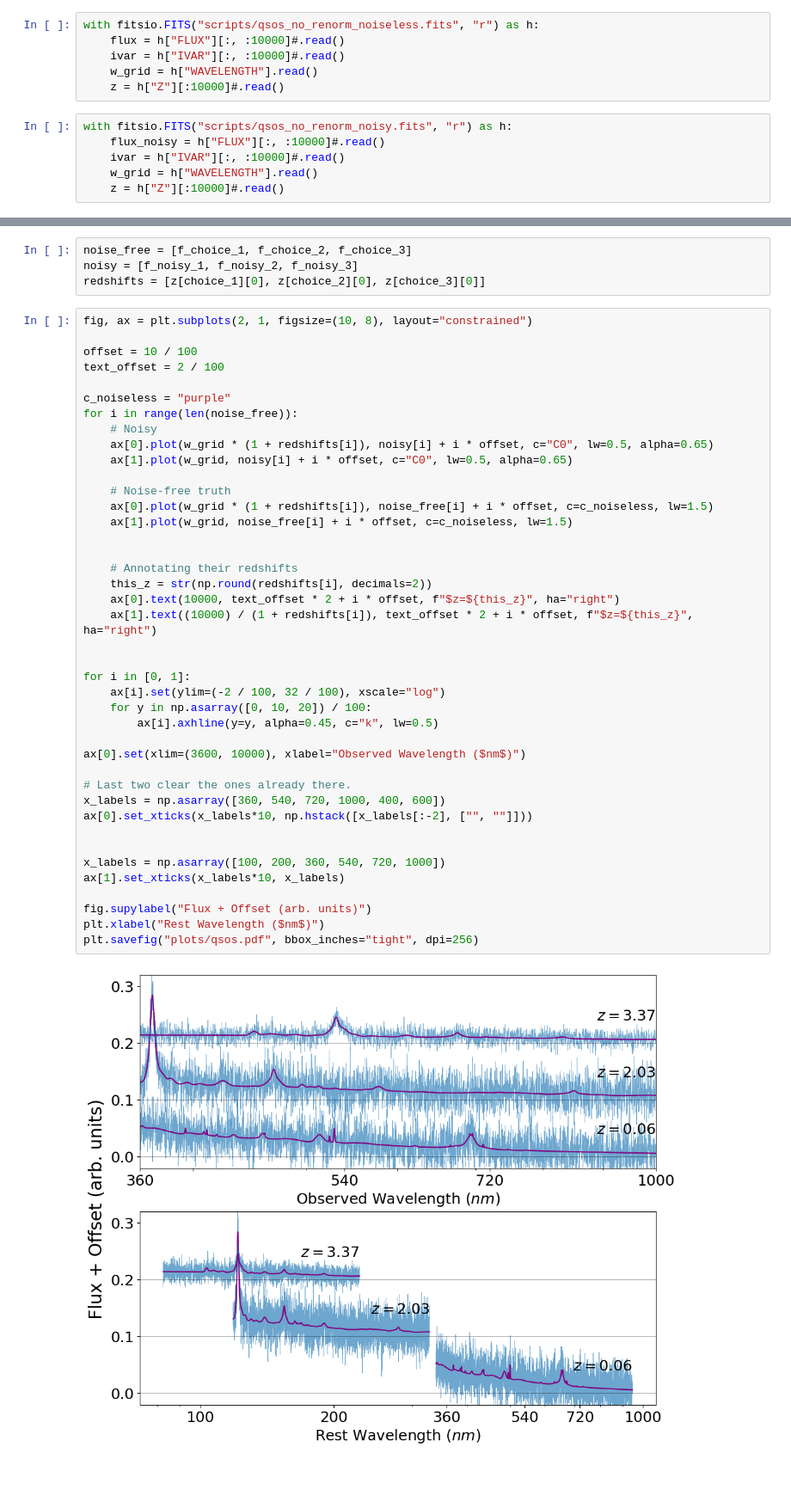
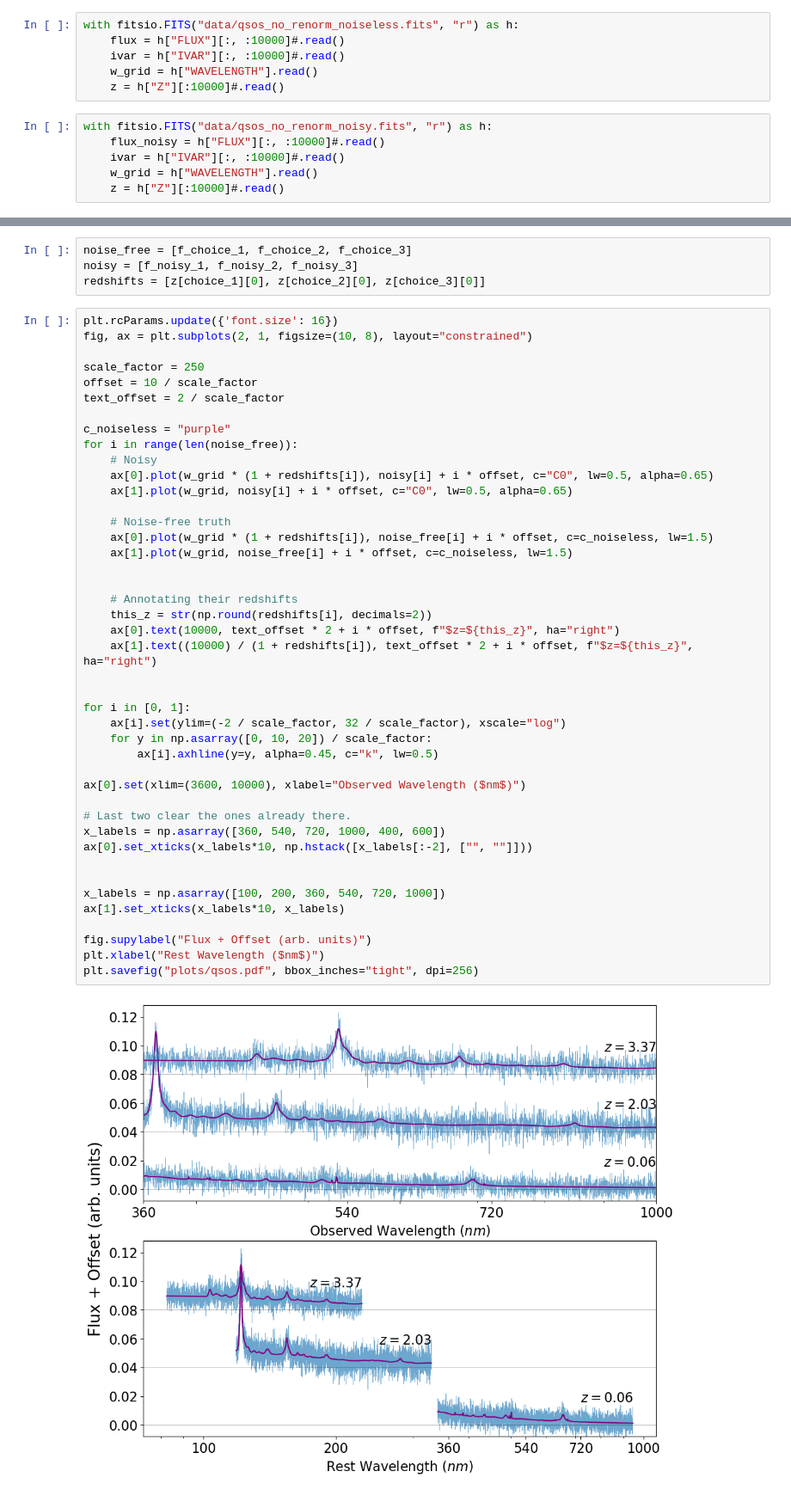
Before and after one commit to dylanagreen/nearly_nmf, a Jupyter notebook: paper/02-spectra_plots.ipynb, the cells around one changed output, grey strips where cells are left out. Shown at 86% size. Saved outputs shown, nothing was run; the diff lists cells and outputs as text.

```diff
--- a/paper/02-spectra_plots.ipynb
+++ b/paper/02-spectra_plots.ipynb
@@ -3,13 +3,13 @@ import numpy as np
 import matplotlib.pyplot as plt
 import fitsio
 # %%
-with fitsio.FITS("scripts/qsos_no_renorm_noiseless.fits", "r") as h:
+with fitsio.FITS("data/qsos_no_renorm_noiseless.fits", "r") as h:
     flux = h["FLUX"][:, :10000]#.read()
     ivar = h["IVAR"][:, :10000]#.read()
     w_grid = h["WAVELENGTH"].read()
     z = h["Z"][:10000]#.read()
 # %%
-with fitsio.FITS("scripts/qsos_no_renorm_noisy.fits", "r") as h:
+with fitsio.FITS("data/qsos_no_renorm_noisy.fits", "r") as h:
     flux_noisy = h["FLUX"][:, :10000]#.read()
     ivar = h["IVAR"][:, :10000]#.read()
     w_grid = h["WAVELENGTH"].read()
@@ -48,10 +48,12 @@ noise_free = [f_choice_1, f_choice_2, f_choice_3]
 noisy = [f_noisy_1, f_noisy_2, f_noisy_3]
 redshifts = [z[choice_1][0], z[choice_2][0], z[choice_3][0]]
 # %%
+plt.rcParams.update({'font.size': 16})
 fig, ax = plt.subplots(2, 1, figsize=(10, 8), layout="constrained")
 
-offset = 10 / 100
-text_offset = 2 / 100
+scale_factor = 250
+offset = 10 / scale_factor
+text_offset = 2 / scale_factor
 
 c_noiseless = "purple"
 for i in range(len(noise_free)):
@@ -60,33 +62,33 @@ for i in range(len(noise_free)):
     ax[1].plot(w_grid, noisy[i] + i * offset, c="C0", lw=0.5, alpha=0.65)
 
     # Noise-free truth
     ax[0].plot(w_grid * (1 + redshifts[i]), noise_free[i] + i * offset, c=c_noiseless, lw=1.5)
     ax[1].plot(w_grid, noise_free[i] + i * offset, c=c_noiseless, lw=1.5)
 
 
     # Annotating their redshifts
     this_z = str(np.round(redshifts[i], decimals=2))
     ax[0].text(10000, text_offset * 2 + i * offset, f"$z=${this_z}", ha="right")
     ax[1].text((10000) / (1 + redshifts[i]), text_offset * 2 + i * offset, f"$z=${this_z}", ha="right")
 
 
 for i in [0, 1]:
-    ax[i].set(ylim=(-2 / 100, 32 / 100), xscale="log")
-    for y in np.asarray([0, 10, 20]) / 100:
+    ax[i].set(ylim=(-2 / scale_factor, 32 / scale_factor), xscale="log")
+    for y in np.asarray([0, 10, 20]) / scale_factor:
         ax[i].axhline(y=y, alpha=0.45, c="k", lw=0.5)
 
 ax[0].set(xlim=(3600, 10000), xlabel="Observed Wavelength ($nm$)")
 
 # Last two clear the ones already there.
 x_labels = np.asarray([360, 540, 720, 1000, 400, 600])
 ax[0].set_xticks(x_labels*10, np.hstack([x_labels[:-2], ["", ""]]))
 
 
 x_labels = np.asarray([100, 200, 360, 540, 720, 1000])
 ax[1].set_xticks(x_labels*10, x_labels)
 
 fig.supylabel("Flux + Offset (arb. units)")
 plt.xlabel("Rest Wavelength ($nm$)")
 plt.savefig("plots/qsos.pdf", bbox_inches="tight", dpi=256)
 # %% [output]
-[figure, old version]
+[figure, new version]
```
Also changed, not shown: 5 other files.
